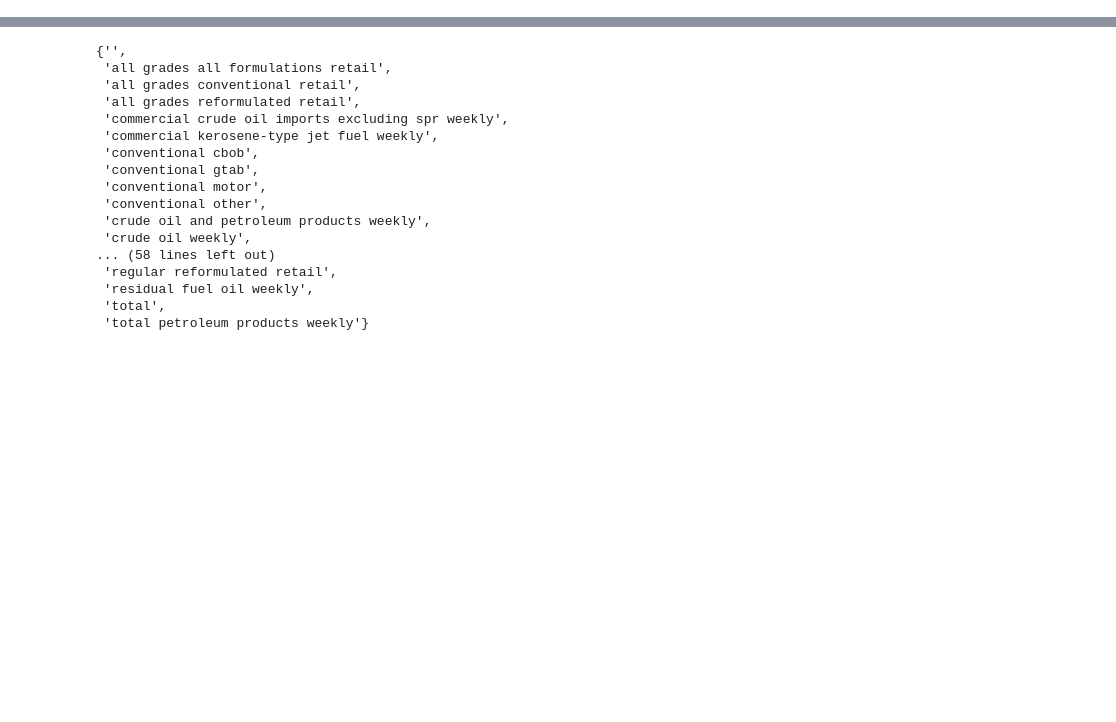
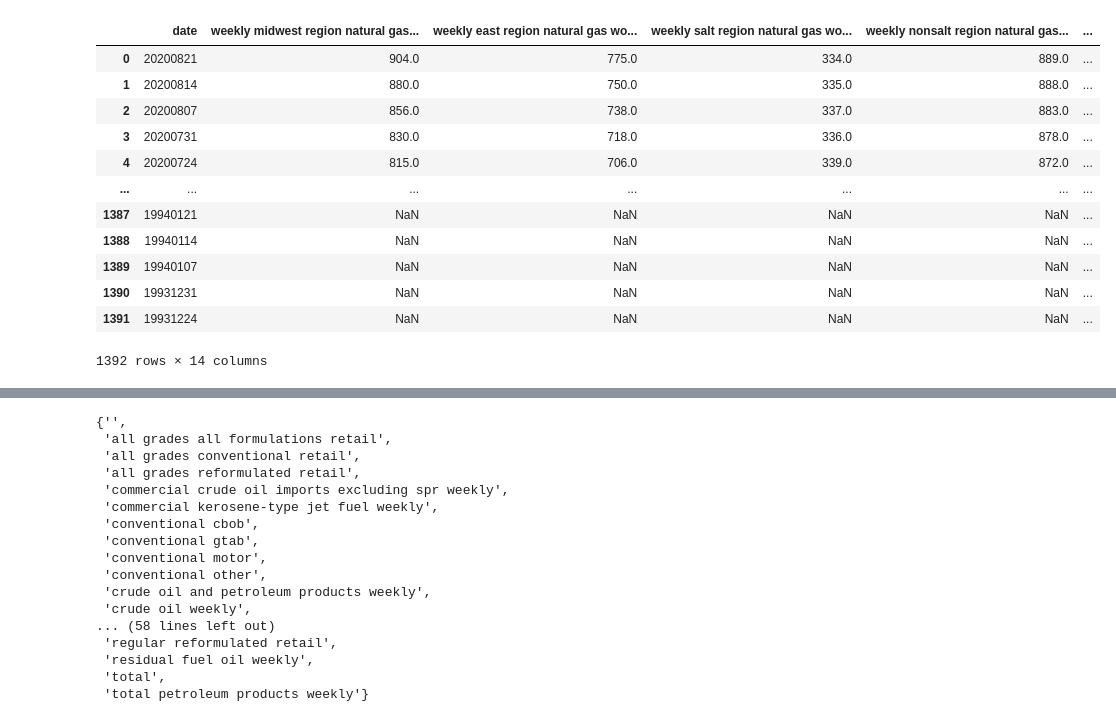
Before and after one commit to bgithub1/barchartacs, a Jupyter notebook: barchartacs/eia_download.ipynb, the cells around one changed output, grey strips where cells are left out. Cells and saved outputs as stored; diff of their text form; code cells hidden in the pictures; blank space fills up the shorter version.

```diff
--- a/barchartacs/eia_download.ipynb
+++ b/barchartacs/eia_download.ipynb
@@ -885,0 +94,34 @@ array(['ending stocks', 'refiner and blender net production',
+# %%
+def build_df_eia(json_data,freq='M'):
+    tbeg = datetime.datetime.now()
+    print(tbeg)
+    freq_dict = {'M':'monthly','W':'weekly','D':'daily'}
+    all_values = [petdata(v) for v  in json_data if v['f']==freq]
+    most_dates = []
+    for av in all_values:
+        most_dates = list(set(most_dates + list(av['dates'])))
+    all_dates = sorted(most_dates,reverse=True)
+    cols = [av['name'] for av in all_values]
+    darrays = [av['dates'] for av in all_values]
+    varrays = [av['vals'] for av in all_values]
+    vals = [
+        normalize_date_array(darrays[i],varrays[i],all_dates)
+        for i in range(len(cols))
+    ]
+    units = [av['units'] for av in all_values]
+    freqs = [av['freq'] for av in all_values]
+    df_cols = pd.DataFrame({'col':cols,'units':units,'freq':freqs})
+
+    dict_df = {cols[i]:vals[i] for i in range(len(cols))}
+    df_date = pd.DataFrame({'date':all_dates})
+
+    df_vals = pd.DataFrame(dict_df)
+    val_cols = list(df_vals.columns.values)
+    df_vals['date'] = all_dates
+    df_vals = df_vals[['date'] + val_cols]
+
+    tend = datetime.datetime.now()
+    print(tend)
+    print(tend-tbeg)
+    df_vals.columns = [c.lower() for c in df_vals.columns.values]
+    return df_vals,df_cols
@@ -885,0 +142,2 @@ array(['ending stocks', 'refiner and blender net production',
+# %%
+df_ng_weekly,df_ng_weekly_cols = build_df_eia(ng_data_json,freq='W')
@@ -885,0 +148,16 @@ array(['ending stocks', 'refiner and blender net production',
+# %%
+df_ng_weekly
+# %% [output]
+|  | date | weekly midwest region natural gas... | weekly east region natural gas wo... | weekly salt region natural gas wo... | weekly nonsalt region natural gas... | ... |
+| 0 | 20200821 | 904.0 | 775.0 | 334.0 | 889.0 | ... |
+| 1 | 20200814 | 880.0 | 750.0 | 335.0 | 888.0 | ... |
+| 2 | 20200807 | 856.0 | 738.0 | 337.0 | 883.0 | ... |
+| 3 | 20200731 | 830.0 | 718.0 | 336.0 | 878.0 | ... |
+| 4 | 20200724 | 815.0 | 706.0 | 339.0 | 872.0 | ... |
+| ... | ... | ... | ... | ... | ... | ... |
+| 1387 | 19940121 | NaN | NaN | NaN | NaN | ... |
+| 1388 | 19940114 | NaN | NaN | NaN | NaN | ... |
+| 1389 | 19940107 | NaN | NaN | NaN | NaN | ... |
+| 1390 | 19931231 | NaN | NaN | NaN | NaN | ... |
+| 1391 | 19931224 | NaN | NaN | NaN | NaN | ... |
+1392 rows × 14 columns
```
Also changed, not shown: parts of 90 cells of this notebook, 2 other files.
